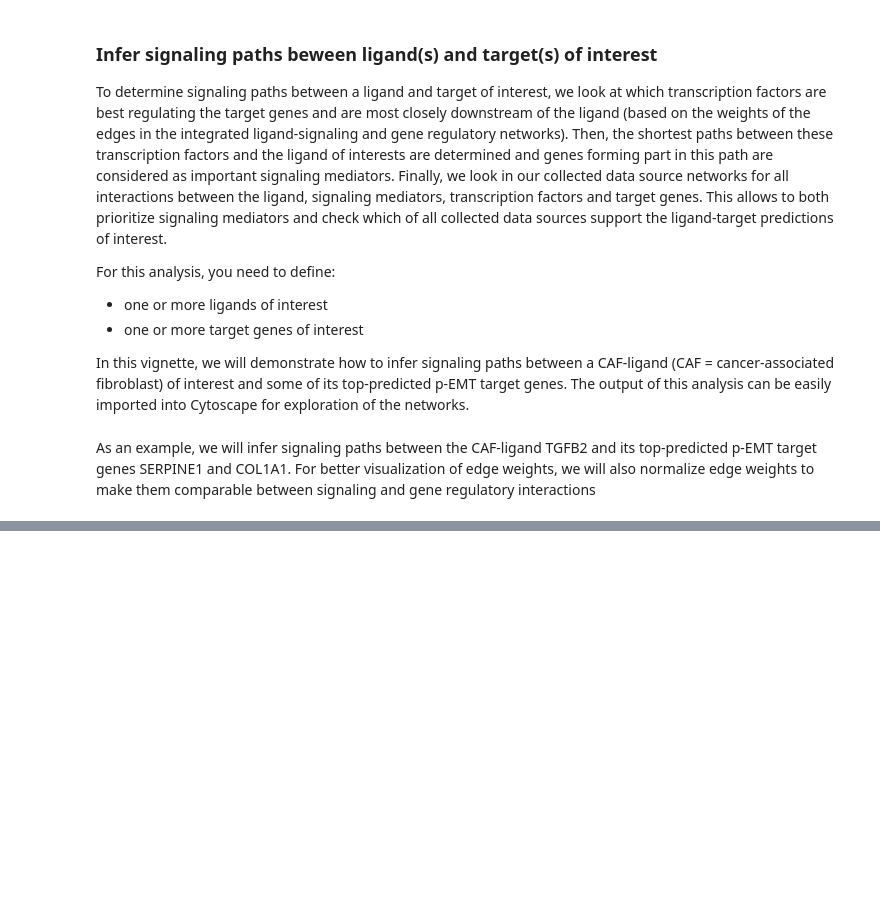
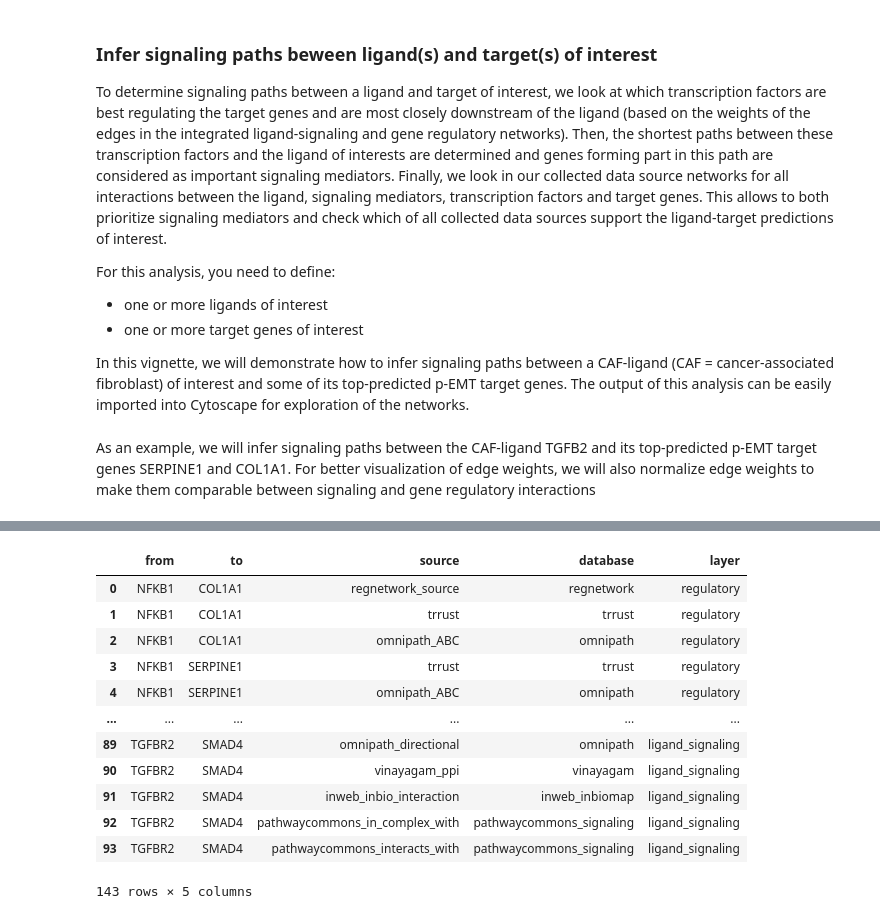
Before and after one commit to saeyslab/nichenetpy, a Jupyter notebook: notebooks/ligand_target_signaling_path.ipynb, the cells around one changed output, grey strips where cells are left out. Drawn from its saved outputs; the diff is of its cells as text; code cells hidden in the pictures; blank space fills up the shorter version.

Commit message:
finished ligand_target_signaling_path.ipynb

```diff
--- a/notebooks/ligand_target_signaling_path.ipynb
+++ b/notebooks/ligand_target_signaling_path.ipynb
@@ -120,0 +102,22 @@ visualize_ligand_signaling_graph(
+# %%
+infer_supporting_datasources(
+    tf_signaling,
+    tf_regulatory,
+    lr_network,
+    sig_network,
+    gr_network
+)
+# %% [output]
+|  | from | to | source | database | layer |
+| 0 | NFKB1 | COL1A1 | regnetwork_source | regnetwork | regulatory |
+| 1 | NFKB1 | COL1A1 | trrust | trrust | regulatory |
+| 2 | NFKB1 | COL1A1 | omnipath_ABC | omnipath | regulatory |
+| 3 | NFKB1 | SERPINE1 | trrust | trrust | regulatory |
+| 4 | NFKB1 | SERPINE1 | omnipath_ABC | omnipath | regulatory |
+| ... | ... | ... | ... | ... | ... |
+| 89 | TGFBR2 | SMAD4 | omnipath_directional | omnipath | ligand_signaling |
+| 90 | TGFBR2 | SMAD4 | vinayagam_ppi | vinayagam | ligand_signaling |
+| 91 | TGFBR2 | SMAD4 | inweb_inbio_interaction | inweb_inbiomap | ligand_signaling |
+| 92 | TGFBR2 | SMAD4 | pathwaycommons_in_complex_with | pathwaycommons_signaling | ligand_signaling |
+| 93 | TGFBR2 | SMAD4 | pathwaycommons_interacts_with | pathwaycommons_signaling | ligand_signaling |
+143 rows × 5 columns
```
Also changed, not shown: parts of 3 cells of this notebook, 2 other files.
